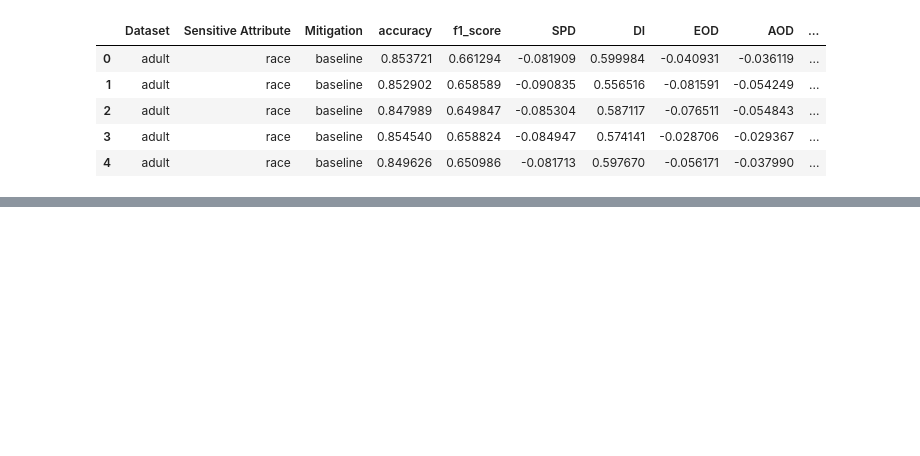
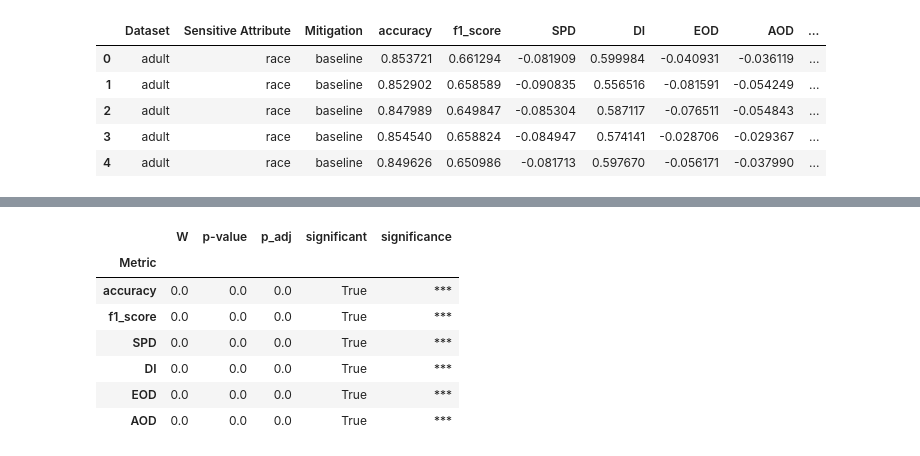
Before and after one commit to jeaend/bias-mitigation-aif360, a Jupyter notebook: notebooks/wilcoxon_statistical_testing.ipynb, the cells around one changed output, grey strips where cells are left out. Saved outputs shown, nothing was run; the diff lists cells and outputs as text; code cells hidden in the pictures; blank space fills up the shorter version.

```diff
--- a/notebooks/wilcoxon_statistical_testing.ipynb
+++ b/notebooks/wilcoxon_statistical_testing.ipynb
@@ -72,0 +75,11 @@ results_nested['meta fair classifier'][('adult','sex')]
+# %%
+results_nested['prejudice remover'][('compas','sex')]
+# %% [output]
+|  | W | p-value | p_adj | significant | significance |
+| Metric |  |  |  |  |  |
+| accuracy | 0.0 | 0.0 | 0.0 | True | *** |
+| f1_score | 0.0 | 0.0 | 0.0 | True | *** |
+| SPD | 0.0 | 0.0 | 0.0 | True | *** |
+| DI | 0.0 | 0.0 | 0.0 | True | *** |
+| EOD | 0.0 | 0.0 | 0.0 | True | *** |
+| AOD | 0.0 | 0.0 | 0.0 | True | *** |
```
Also changed, not shown: parts of 7 cells of this notebook, 1 other file.
